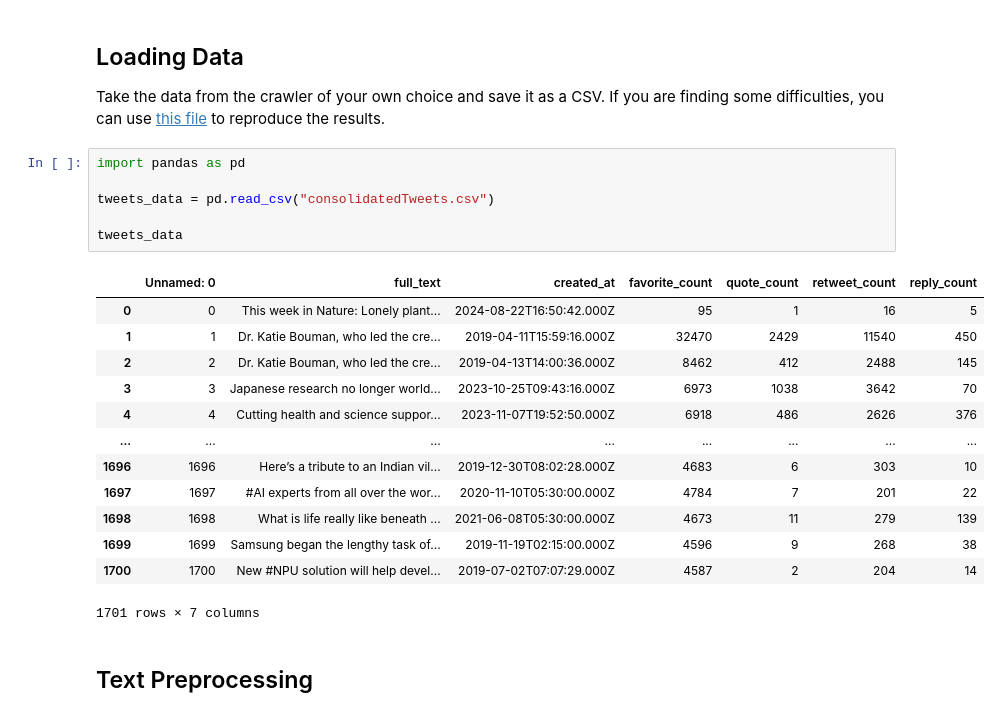
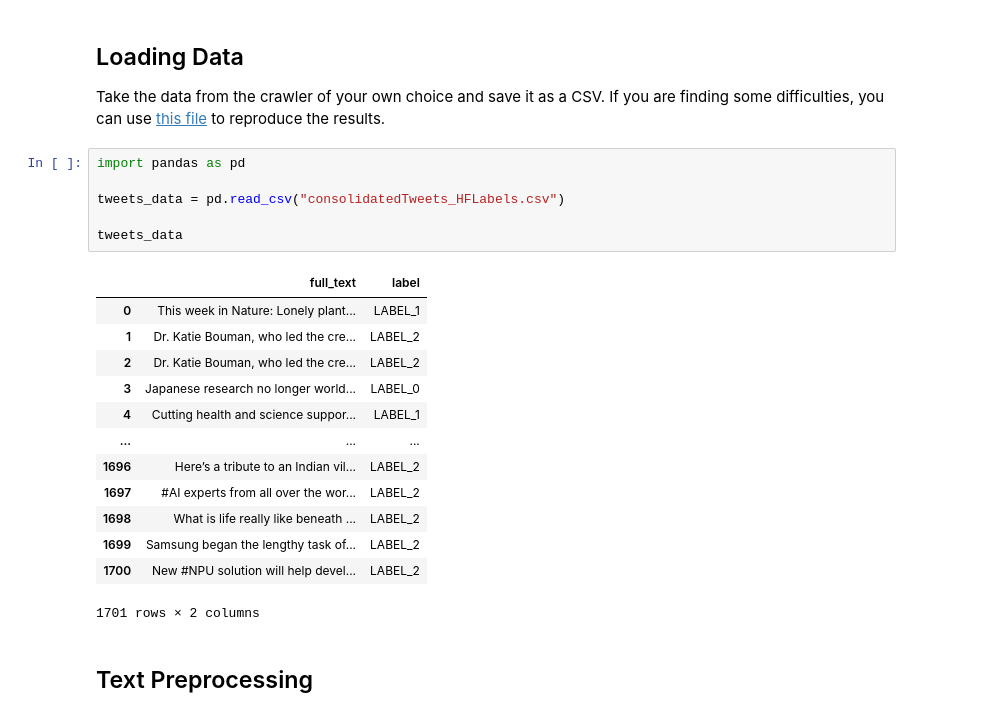
Before and after one commit to EngineerKhan/Python-ML, a Jupyter notebook: NLP/SentimentAnalysis.ipynb, the cells around one changed output. Drawn from its saved outputs; the diff is of its cells as text.

```diff
--- a/NLP/SentimentAnalysis.ipynb
+++ b/NLP/SentimentAnalysis.ipynb
@@ -5,23 +5,23 @@ Take the data from the crawler of your own choice and save it as a CSV. If you a
 # %%
 import pandas as pd
 
-tweets_data = pd.read_csv("consolidatedTweets.csv")
+tweets_data = pd.read_csv("consolidatedTweets_HFLabels.csv")
 
 tweets_data
 # %% [output]
-|  | Unnamed: 0 | full_text | created_at | favorite_count | quote_count | retweet_count | reply_count |
-| 0 | 0 | This week in Nature: Lonely plant... | 2024-08-22T16:50:42.000Z | 95 | 1 | 16 | 5 |
-| 1 | 1 | Dr. Katie Bouman, who led the cre... | 2019-04-11T15:59:16.000Z | 32470 | 2429 | 11540 | 450 |
-| 2 | 2 | Dr. Katie Bouman, who led the cre... | 2019-04-13T14:00:36.000Z | 8462 | 412 | 2488 | 145 |
-| 3 | 3 | Japanese research no longer world... | 2023-10-25T09:43:16.000Z | 6973 | 1038 | 3642 | 70 |
-| 4 | 4 | Cutting health and science suppor... | 2023-11-07T19:52:50.000Z | 6918 | 486 | 2626 | 376 |
-| ... | ... | ... | ... | ... | ... | ... | ... |
-| 1696 | 1696 | Here’s a tribute to an Indian vil... | 2019-12-30T08:02:28.000Z | 4683 | 6 | 303 | 10 |
-| 1697 | 1697 | #AI experts from all over the wor... | 2020-11-10T05:30:00.000Z | 4784 | 7 | 201 | 22 |
-| 1698 | 1698 | What is life really like beneath ... | 2021-06-08T05:30:00.000Z | 4673 | 11 | 279 | 139 |
-| 1699 | 1699 | Samsung began the lengthy task of... | 2019-11-19T02:15:00.000Z | 4596 | 9 | 268 | 38 |
-| 1700 | 1700 | New #NPU solution will help devel... | 2019-07-02T07:07:29.000Z | 4587 | 2 | 204 | 14 |
+|  | full_text | label |
+| 0 | This week in Nature: Lonely plant... | LABEL_1 |
+| 1 | Dr. Katie Bouman, who led the cre... | LABEL_2 |
+| 2 | Dr. Katie Bouman, who led the cre... | LABEL_2 |
+| 3 | Japanese research no longer world... | LABEL_0 |
+| 4 | Cutting health and science suppor... | LABEL_1 |
+| ... | ... | ... |
+| 1696 | Here’s a tribute to an Indian vil... | LABEL_2 |
+| 1697 | #AI experts from all over the wor... | LABEL_2 |
+| 1698 | What is life really like beneath ... | LABEL_2 |
+| 1699 | Samsung began the lengthy task of... | LABEL_2 |
+| 1700 | New #NPU solution will help devel... | LABEL_2 |
-1701 rows × 7 columns
+1701 rows × 2 columns
 # %% [markdown]
 ## Text Preprocessing
 # %%
```
Also changed, not shown: parts of 13 cells of this notebook, 2 other files.
